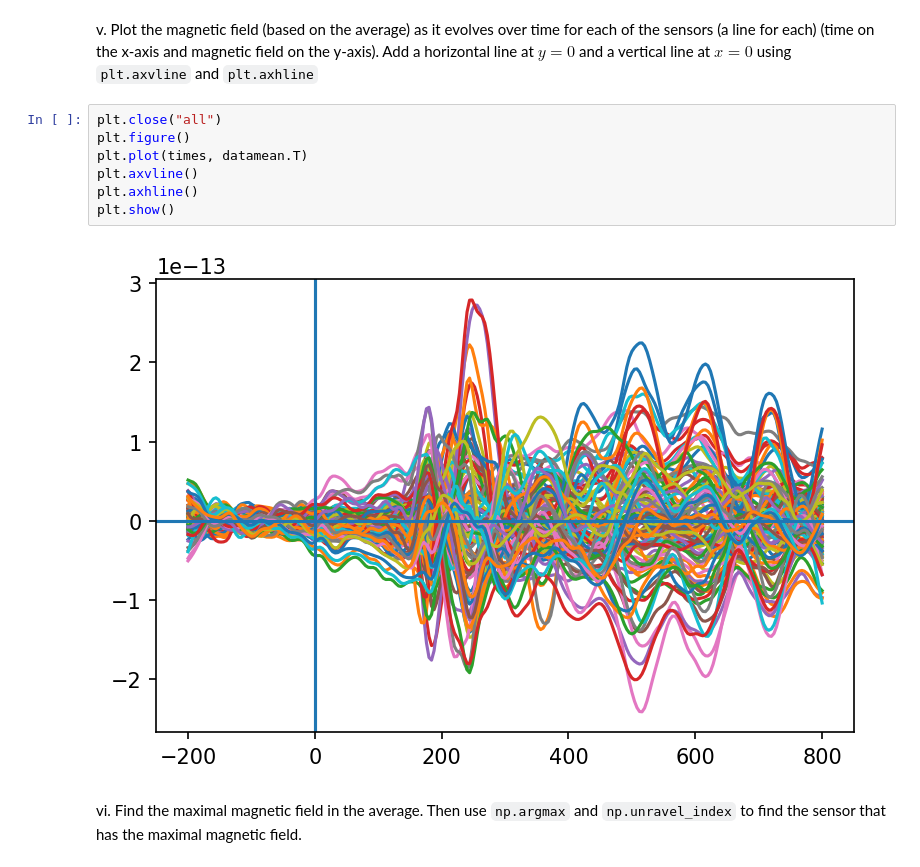
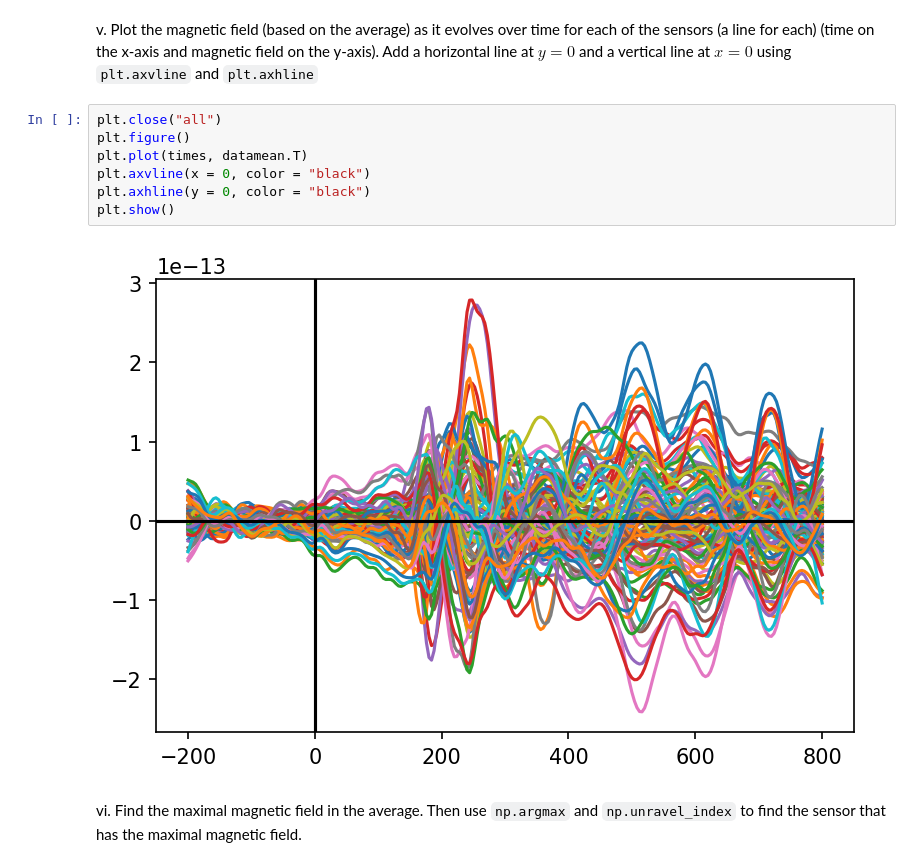
Before and after one commit to alekswael/github_methods_3, a Jupyter notebook: week_08/practical_exercise_8_ALEKSANDER_NOTEBOOK.ipynb, the cells around one changed output. Drawn from its saved outputs; the diff is of its cells as text.

```diff
--- a/week_08/practical_exercise_8_ALEKSANDER_NOTEBOOK.ipynb
+++ b/week_08/practical_exercise_8_ALEKSANDER_NOTEBOOK.ipynb
@@ -56,12 +58,12 @@ v. Plot the magnetic field (based on the average) as it evolves over time for ea
 # %%
 plt.close("all")
 plt.figure()
 plt.plot(times, datamean.T)
-plt.axvline()
-plt.axhline()
+plt.axvline(x = 0, color = "black")
+plt.axhline(y = 0, color = "black")
 plt.show()
 # %% [output]
-[figure, old version]
+[figure, new version]
 # %% [markdown]
 vi. Find the maximal magnetic field in the average. Then use `np.argmax` and `np.unravel_index` to find the sensor that has the maximal magnetic field.
 # %%
```
Also changed, not shown: parts of 24 cells of this notebook, 1 other file.
